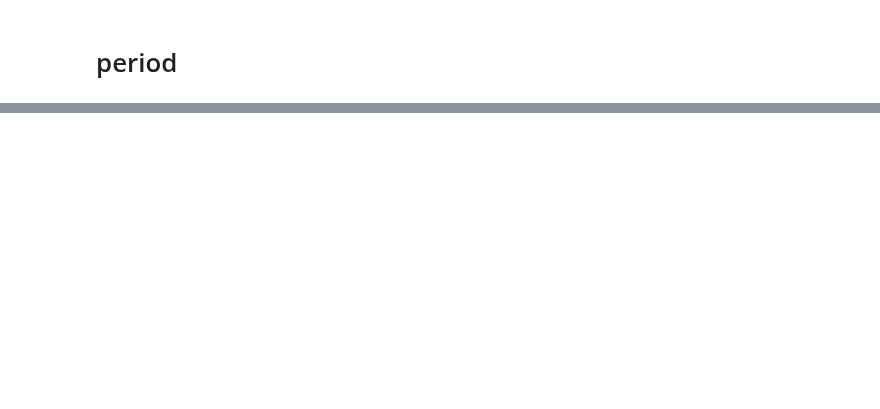
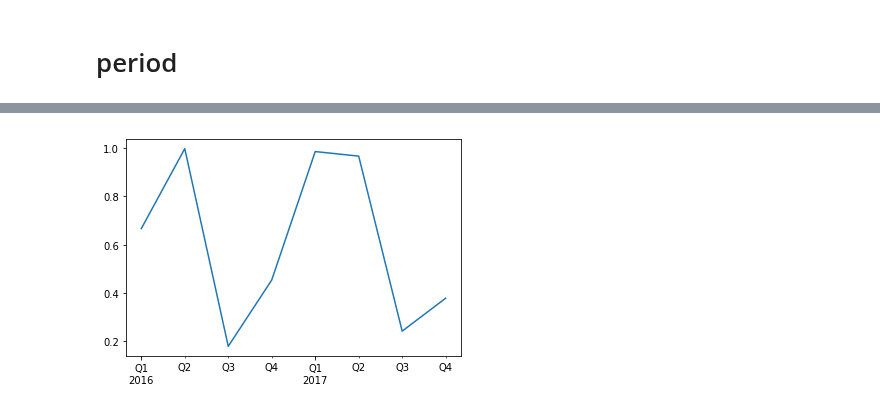
Before and after one commit to srqway/python, a Jupyter notebook: pandas-python/notebook/basic.ipynb, the cells around one changed output, grey strips where cells are left out. Drawn from its saved outputs; the diff is of its cells as text; code cells hidden in the pictures; blank space fills up the shorter version.

```diff
--- a/pandas-python/notebook/basic.ipynb
+++ b/pandas-python/notebook/basic.ipynb
@@ -229,0 +252,3 @@ p - pd.Period(2000, freq='A-JUN')
+# %%
+quarters = pd.period_range('2016Q1', periods=8, freq='Q')
+quarters
@@ -339,0 +277,3 @@ Categories (3, object): [foo < bar < baz]
+# %%
+ser = pd.Series(np.random.random(8), index = quarters)
+ser
@@ -339,0 +290,5 @@ Categories (3, object): [foo < bar < baz]
+# %%
+ser.plot(kind="line")
+plt.show()
+# %% [output]
+[figure, added]
```
Also changed, not shown: parts of 95 cells of this notebook, 1 other file.
